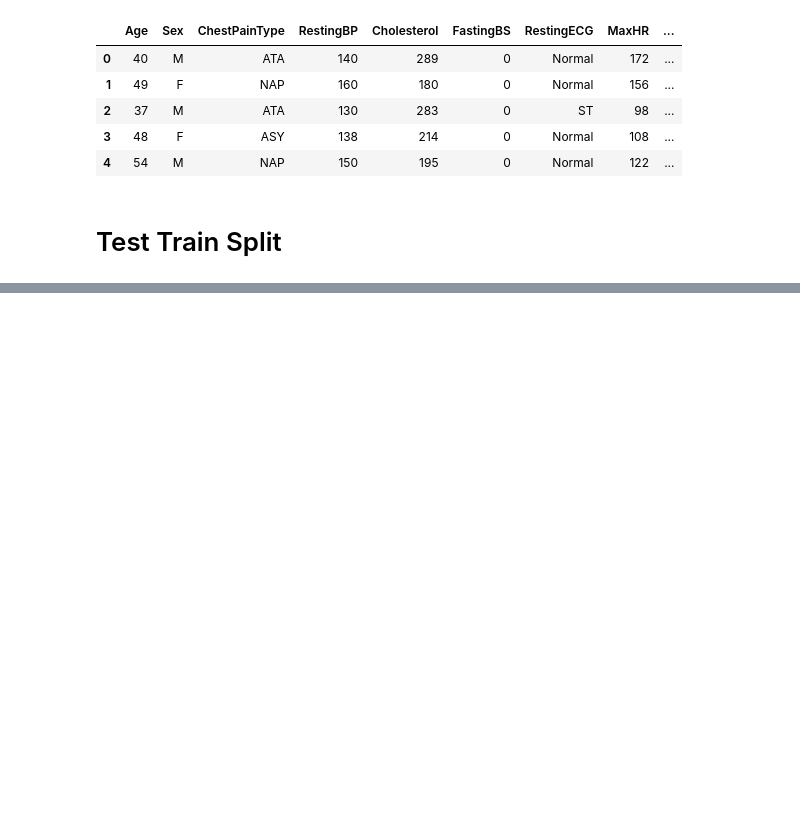
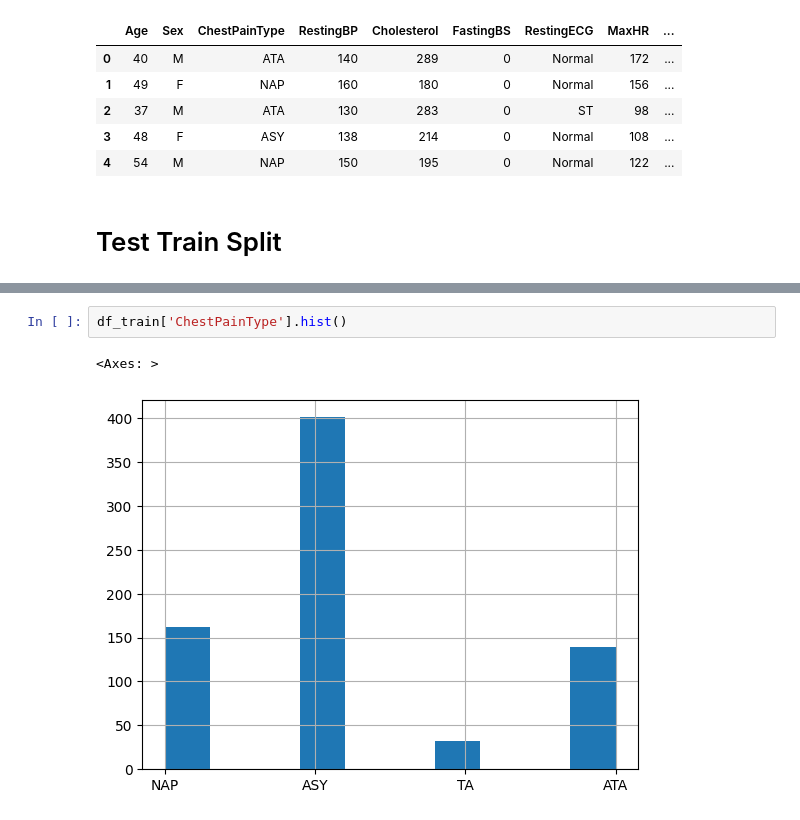
Before and after one commit to zinia94/M606_MachineLearning, a Jupyter notebook: notebook/heart_diseases_detection_ml_pipeline.ipynb, the cells around one changed output, grey strips where cells are left out. Cells and saved outputs as stored; diff of their text form; blank space fills up the shorter version.

```diff
--- a/notebook/heart_diseases_detection_ml_pipeline.ipynb
+++ b/notebook/heart_diseases_detection_ml_pipeline.ipynb
@@ -27,0 +77,5 @@ df_train, df_test = skms.train_test_split(df)
+# %%
+df_train['ChestPainType'].hist()
+# %% [output]
+<Axes: >
+[figure, added]
```
Also changed, not shown: parts of 21 cells of this notebook.
